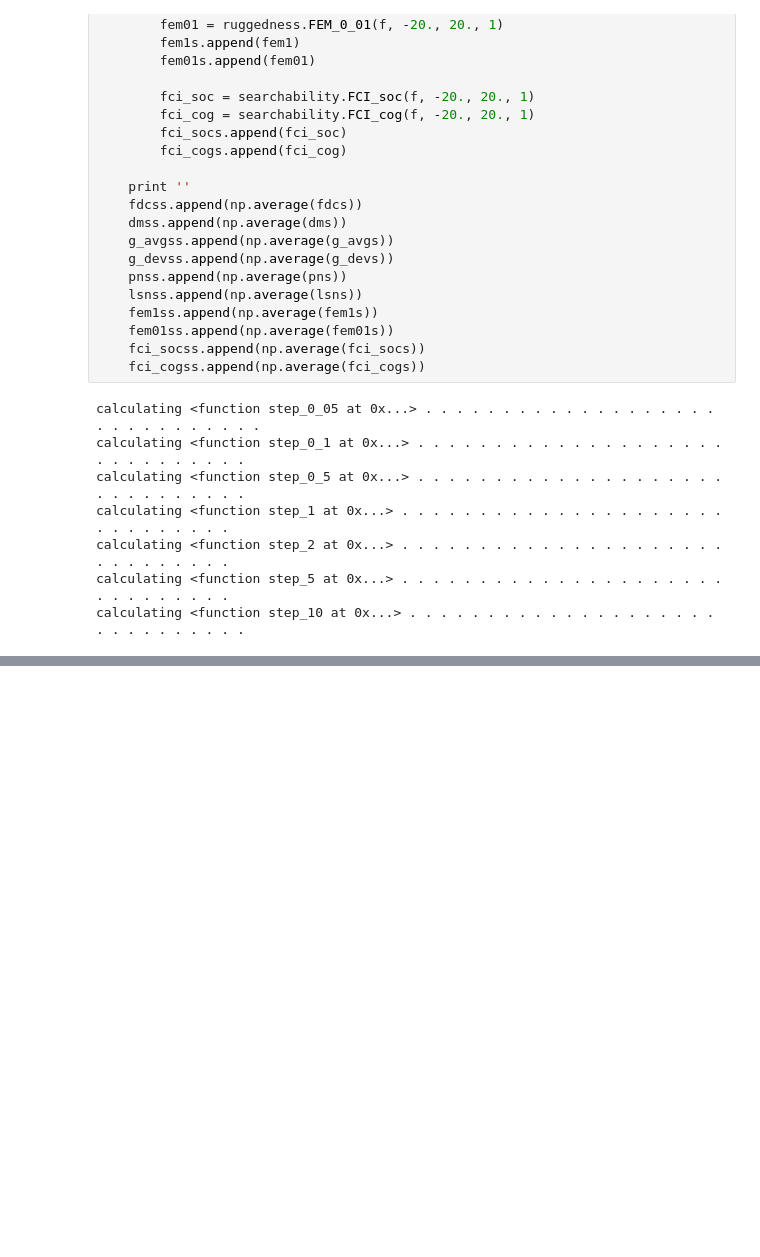
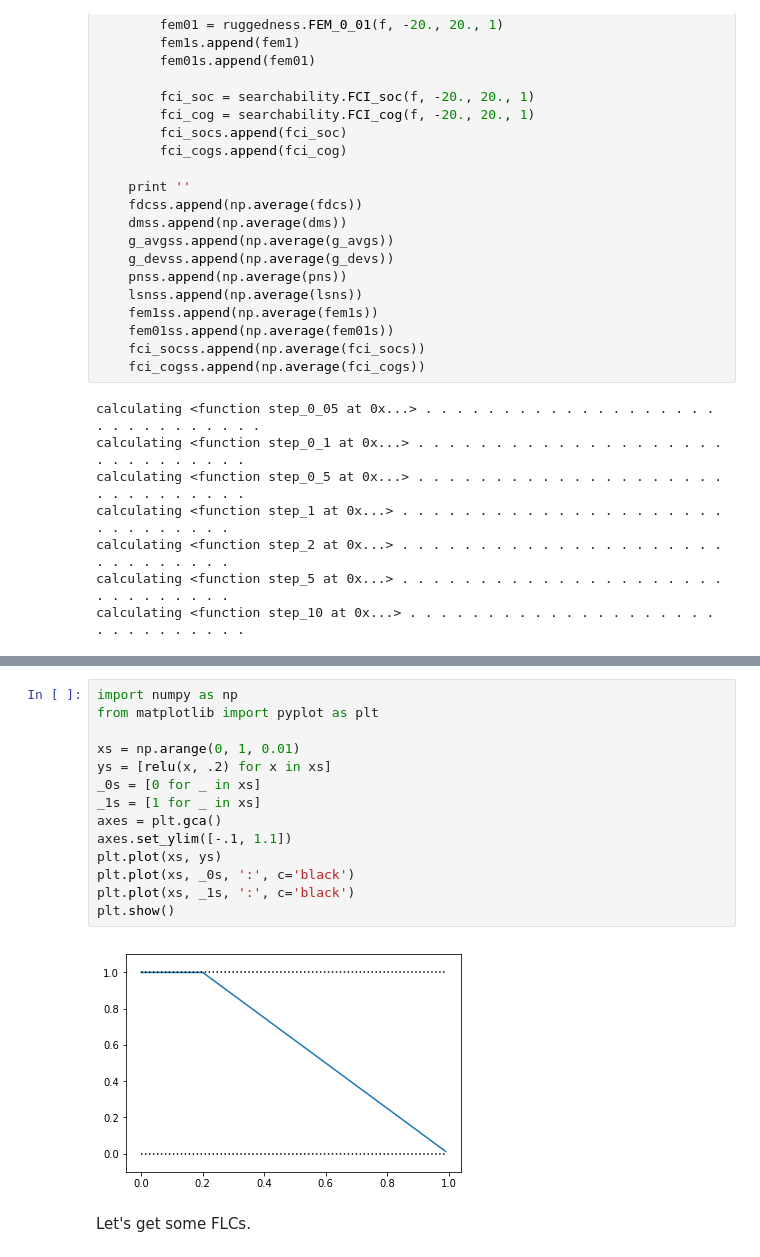
Before and after one commit to phlippieb/mpy, a Jupyter notebook: FLC functions.ipynb, the cells around one changed output, grey strips where cells are left out. Cells and saved outputs as stored; diff of their text form; blank space fills up the shorter version.

```diff
--- a/FLC functions.ipynb
+++ b/FLC functions.ipynb
@@ -380,0 +441,18 @@ LSN
+# %%
+import numpy as np
+from matplotlib import pyplot as plt
+
+xs = np.arange(0, 1, 0.01)
+ys = [relu(x, .2) for x in xs]
+_0s = [0 for _ in xs]
+_1s = [1 for _ in xs]
+axes = plt.gca()
+axes.set_ylim([-.1, 1.1])
+plt.plot(xs, ys)
+plt.plot(xs, _0s, ':', c='black')
+plt.plot(xs, _1s, ':', c='black')
+plt.show()
+# %% [output]
+[figure, added]
+# %% [markdown]
+Let's get some FLCs.
```
Also changed, not shown: parts of 6 cells of this notebook.
